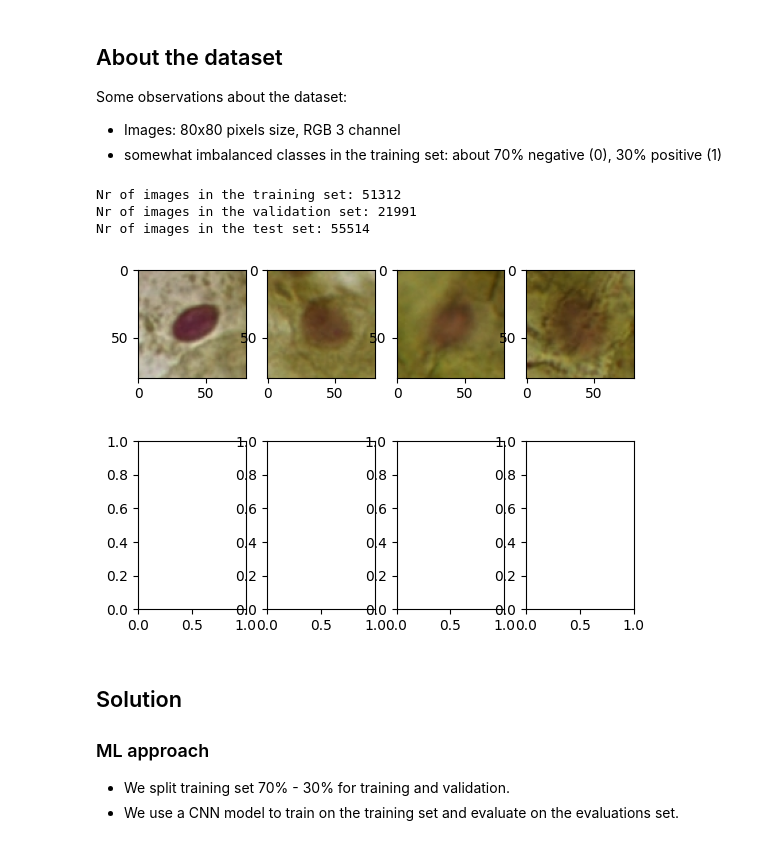
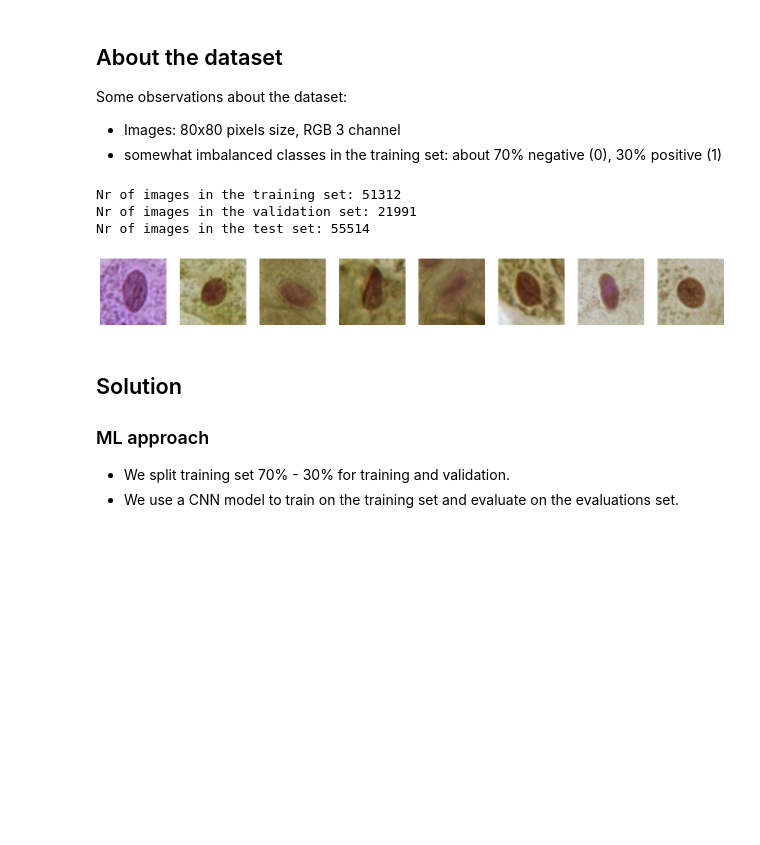
Before and after one commit to ScilifelabDataCentre/serve-tutorials, a Jupyter notebook: Webinars/2023-Using-containers-on-Berzelius/cancer-cell-classification/01-notebook/local-solution-notebook.ipynb, the cells around one changed output. Cells and saved outputs as stored; diff of their text form; code cells hidden in the pictures; blank space fills up the shorter version.

Commit message:
Cleaned up the notebook.

```diff
--- a/Webinars/2023-Using-containers-on-Berzelius/cancer-cell-classification/01-notebook/local-solution-notebook.ipynb
+++ b/Webinars/2023-Using-containers-on-Berzelius/cancer-cell-classification/01-notebook/local-solution-notebook.ipynb
@@ -7,3 +9,16 @@ This notebook is based in part on the work of the Kaggle challange ["Cancer Cell
+# %%
+# Path to training and test data
+DATA_PATH = '../data/cancer-cell-challange/OralCancer_DataSet3'
+
+# Defines whether to reduce the original dataset size
+# Useful for faster training on local machine
+DATASET_SIZE = 0.1
+
+# Number of epochs of training
+NUM_EPOCHS = 5
+
+# Define the batch size
+BATCH_SIZE = 16
 # %% [markdown]
 ## Imports and setup
 
@@ -106,15 +120,16 @@ train_transform = transforms.Compose([
 # %% [markdown]
 Creating the dataset and dataloader
 # %%
-path_to_csv = '../data/cancer-cell-challange/OralCancer_DataSet3/train.csv'
-path_to_train_images = '../data/cancer-cell-challange/OralCancer_DataSet3/train'
-path_to_test_images = '../data/cancer-cell-challange/OralCancer_DataSet3/test'
+import torch.utils.data as data_utils
 
+path_to_csv = os.path.join(DATA_PATH, 'train.csv')
+path_to_train_images = os.path.join(DATA_PATH, 'train')
+path_to_test_images = os.path.join(DATA_PATH, 'test')
 
 train_dataset = OralCancerDataset(path_to_train_images, path_to_csv, transform = transforms.ToTensor())
 
 n_train = math.floor(len(train_dataset)*0.7)
-n_val = len(train_dataset)-n_train
+n_val = math.floor((len(train_dataset)-n_train))
 
 train, val = random_split(train_dataset, [n_train, n_val])
 test = OralCancerDataset(path_to_test_images, None, transform = transforms.ToTensor())
@@ -126,16 +141,14 @@ test = OralCancerDataset(path_to_test_images, None, transform = transforms.ToTen
 # print(sum(samples_weights))
 # train_sampler = torch.utils.data.sampler.WeightedRandomSampler(samples_weights, len(train))
 
-batch_size = 16
-
 train_dataloader = DataLoader(train,
-    batch_size=batch_size,
+    batch_size=BATCH_SIZE,
     shuffle=True,
     #sampler=train_sampler,
     num_workers=4 * torch.cuda.device_count())
 
 validation_dataloader = DataLoader(val,
-    batch_size=batch_size,
+    batch_size=BATCH_SIZE,
     shuffle = True,
     num_workers = 4 * torch.cuda.device_count())
 
@@ -152,27 +165,27 @@ Some observations about the dataset:
 # %%
 # Investigate the data
 import random as rand
-print(f"Nr of images in the training set: {n_train}")
-print(f"Nr of images in the validation set: {n_val}")
+print(f"Nr of images in the training set: {len(train)}")
+print(f"Nr of images in the validation set: {len(val)}")
 print(f"Nr of images in the test set: {len(test)}")
 
 # Display some random images from the training set
-n_images = 4
-img_indexes = rand.sample(range(0,len(train.indices)), n_images)
+n_images = 8
+img_indexes = rand.sample(range(0,len(train_dataset)), n_images)
 
-# TODO: clean this up
-fig, ax = plt.subplots(2,n_images)
+fig, ax = plt.subplots(1,n_images, figsize=(20, 20))
 fig.show()
 for i, idx in enumerate(img_indexes):
-    sample = train[idx]
+    sample = train_dataset[idx]
     img = sample[0]
-    ax[0,i].imshow(img.permute(1,2,0))
+    ax[i].imshow(img.permute(1,2,0))
+    ax[i].axis('off')
 fig.canvas.draw()
 # %% [output]
 Nr of images in the training set: 51312
 Nr of images in the validation set: 21991
 Nr of images in the test set: 55514
-[figure, old version]
+[figure, new version]
 # %% [markdown]
 ## Solution
 
```
Also changed, not shown: parts of 6 cells of this notebook, 3 other files.
